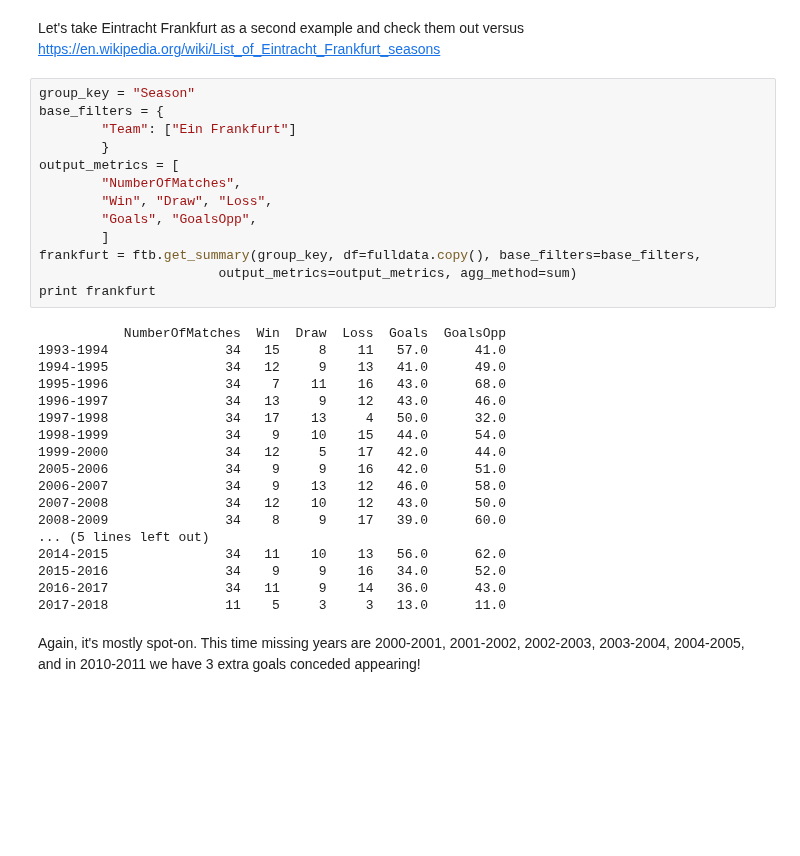
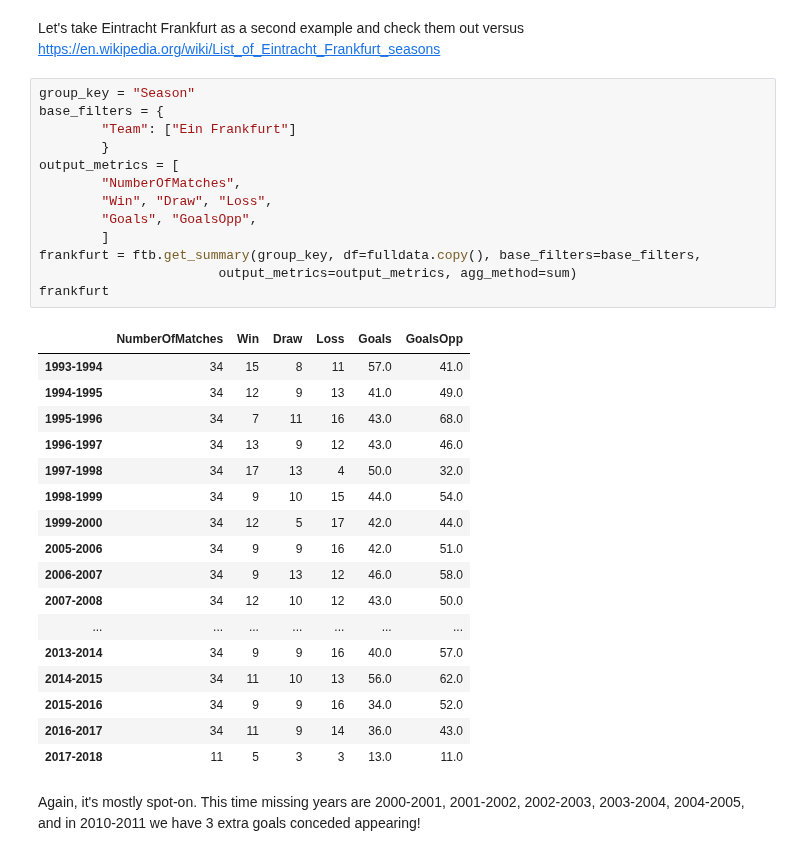
Before and after one commit to deacona/the-ball-is-round, a Jupyter notebook: notebooks/0.1-clubs-exploration.ipynb, the cells around one changed output. Saved outputs shown, nothing was run; the diff lists cells and outputs as text; blank space fills up the shorter version.

```diff
--- a/notebooks/0.1-clubs-exploration.ipynb
+++ b/notebooks/0.1-clubs-exploration.ipynb
@@ -133,34 +133,34 @@ Let's take Eintracht Frankfurt as a second example and check them out versus htt
 # %%
 group_key = "Season"
 base_filters = {
         "Team": ["Ein Frankfurt"]
         }
 output_metrics = [
         "NumberOfMatches",
         "Win", "Draw", "Loss",
         "Goals", "GoalsOpp",
         ]
 frankfurt = ftb.get_summary(group_key, df=fulldata.copy(), base_filters=base_filters,
                        output_metrics=output_metrics, agg_method=sum)
-print frankfurt
+frankfurt
 # %% [output]
-           NumberOfMatches  Win  Draw  Loss  Goals  GoalsOpp
-1993-1994               34   15     8    11   57.0      41.0
-1994-1995               34   12     9    13   41.0      49.0
-1995-1996               34    7    11    16   43.0      68.0
-1996-1997               34   13     9    12   43.0      46.0
-1997-1998               34   17    13     4   50.0      32.0
-1998-1999               34    9    10    15   44.0      54.0
-1999-2000               34   12     5    17   42.0      44.0
-2005-2006               34    9     9    16   42.0      51.0
-2006-2007               34    9    13    12   46.0      58.0
-2007-2008               34   12    10    12   43.0      50.0
-2008-2009               34    8     9    17   39.0      60.0
-... (5 lines left out)
-2014-2015               34   11    10    13   56.0      62.0
-2015-2016               34    9     9    16   34.0      52.0
-2016-2017               34   11     9    14   36.0      43.0
-2017-2018               11    5     3     3   13.0      11.0
+|  | NumberOfMatches | Win | Draw | Loss | Goals | GoalsOpp |
+| 1993-1994 | 34 | 15 | 8 | 11 | 57.0 | 41.0 |
+| 1994-1995 | 34 | 12 | 9 | 13 | 41.0 | 49.0 |
+| 1995-1996 | 34 | 7 | 11 | 16 | 43.0 | 68.0 |
+| 1996-1997 | 34 | 13 | 9 | 12 | 43.0 | 46.0 |
+| 1997-1998 | 34 | 17 | 13 | 4 | 50.0 | 32.0 |
+| 1998-1999 | 34 | 9 | 10 | 15 | 44.0 | 54.0 |
+| 1999-2000 | 34 | 12 | 5 | 17 | 42.0 | 44.0 |
+| 2005-2006 | 34 | 9 | 9 | 16 | 42.0 | 51.0 |
+| 2006-2007 | 34 | 9 | 13 | 12 | 46.0 | 58.0 |
+| 2007-2008 | 34 | 12 | 10 | 12 | 43.0 | 50.0 |
+| ... | ... | ... | ... | ... | ... | ... |
+| 2013-2014 | 34 | 9 | 9 | 16 | 40.0 | 57.0 |
+| 2014-2015 | 34 | 11 | 10 | 13 | 56.0 | 62.0 |
+| 2015-2016 | 34 | 9 | 9 | 16 | 34.0 | 52.0 |
+| 2016-2017 | 34 | 11 | 9 | 14 | 36.0 | 43.0 |
+| 2017-2018 | 11 | 5 | 3 | 3 | 13.0 | 11.0 |
 # %% [markdown]
 Again, it's mostly spot-on. This time missing years are 2000-2001, 2001-2002, 2002-2003, 2003-2004, 2004-2005, and in 2010-2011 we have 3 extra goals conceded appearing!
 # %% [markdown]
```
Also changed, not shown: parts of 2 cells of this notebook, 1 other file.
